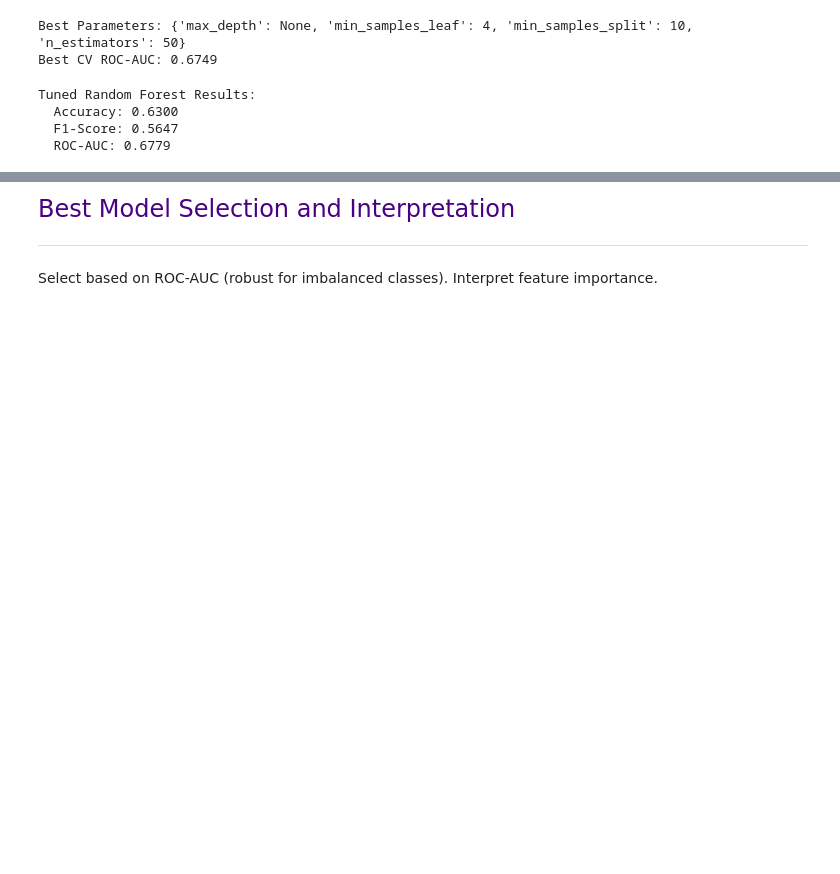
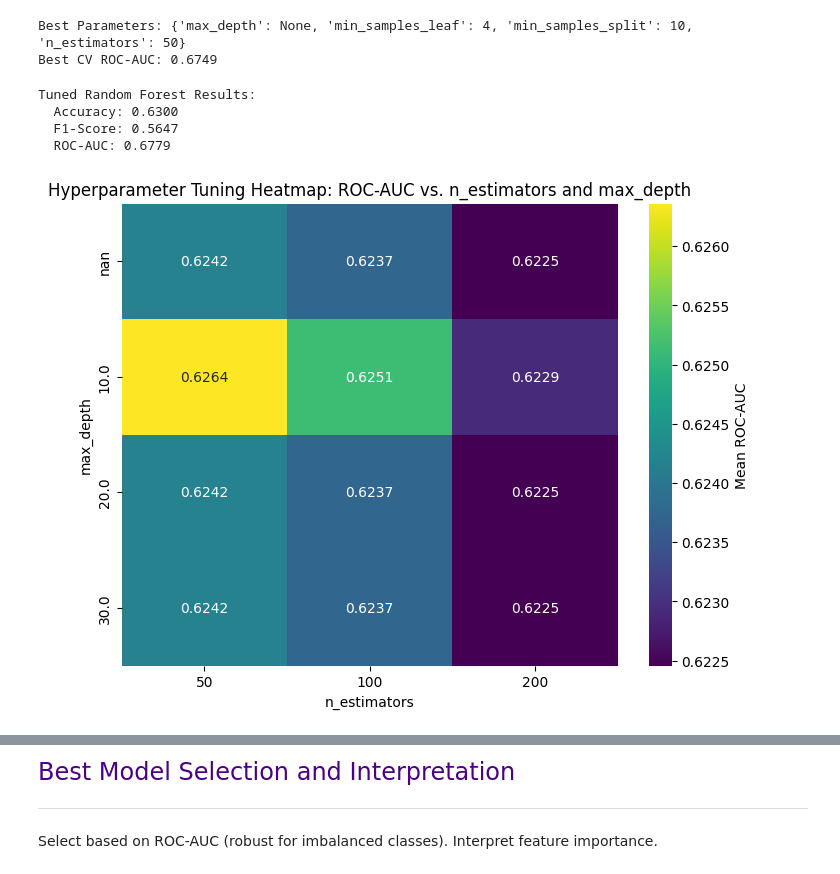
Before and after one commit to Kanakbaghel/Model_Evaluation_and_Tuning, a Jupyter notebook: Project_Notebook.ipynb, the cells around one changed output, grey strips where cells are left out. Saved outputs shown, nothing was run; the diff lists cells and outputs as text; code cells hidden in the pictures; blank space fills up the shorter version.

```diff
--- a/Project_Notebook.ipynb
+++ b/Project_Notebook.ipynb
@@ -422,3 +486,19 @@ Tuned Random Forest Results:
   Accuracy: 0.6300
   F1-Score: 0.5647
   ROC-AUC: 0.6779
+# %%
+# Extract CV results for visualization
+cv_results = pd.DataFrame(grid_search.cv_results_)
+# %%
+# Heatmap: ROC-AUC vs. n_estimators and max_depth (pivot for key params)
+# Filter for default min_samples_split and min_samples_leaf to simplify
+subset = cv_results[(cv_results['param_min_samples_split'] == 2) & (cv_results['param_min_samples_leaf'] == 1)]
+pivot_table = subset.pivot(index='param_max_depth', columns='param_n_estimators', values='mean_test_score')
+plt.figure(figsize=(8, 6))
+sns.heatmap(pivot_table, annot=True, cmap='viridis', fmt='.4f', cbar_kws={'label': 'Mean ROC-AUC'})
+plt.title('Hyperparameter Tuning Heatmap: ROC-AUC vs. n_estimators and max_depth')
+plt.xlabel('n_estimators')
+plt.ylabel('max_depth')
+plt.show()
+# %% [output]
+[figure, added]
```
Also changed, not shown: parts of 7 cells of this notebook.
